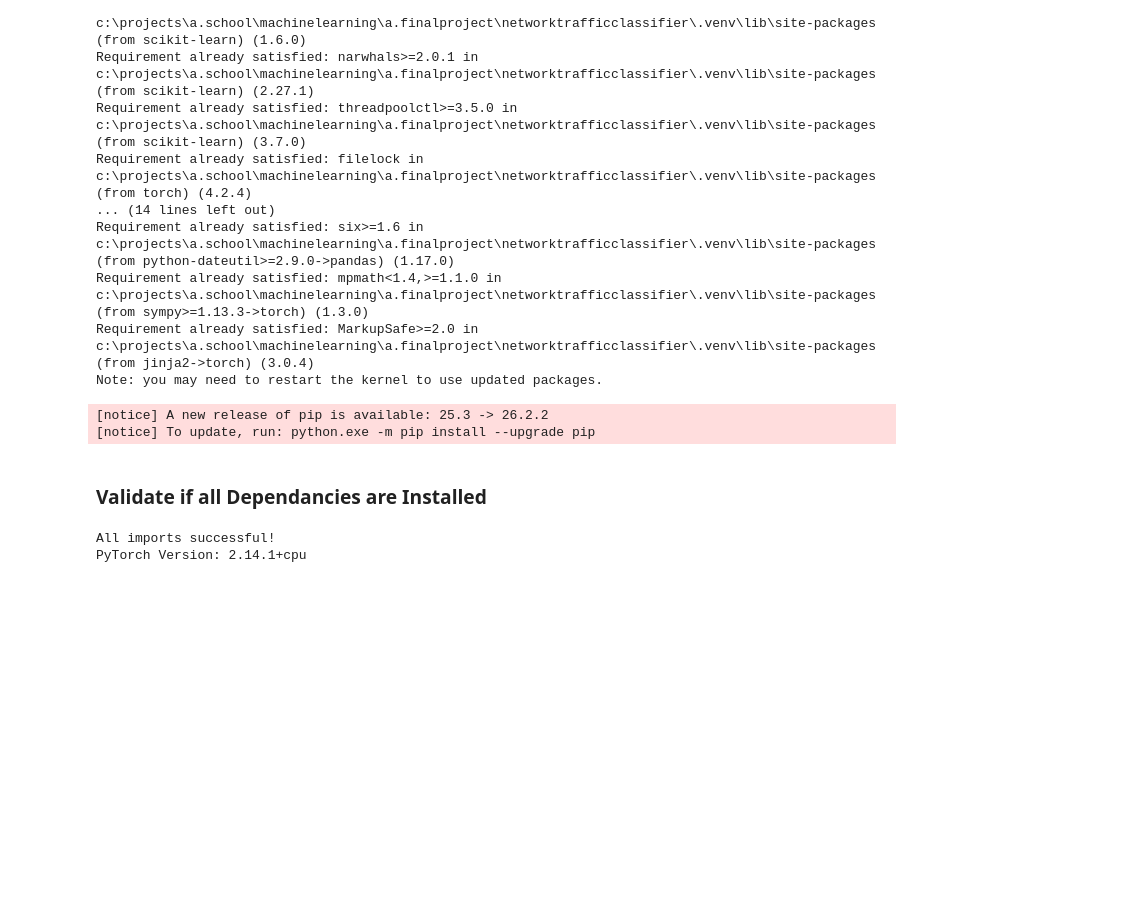
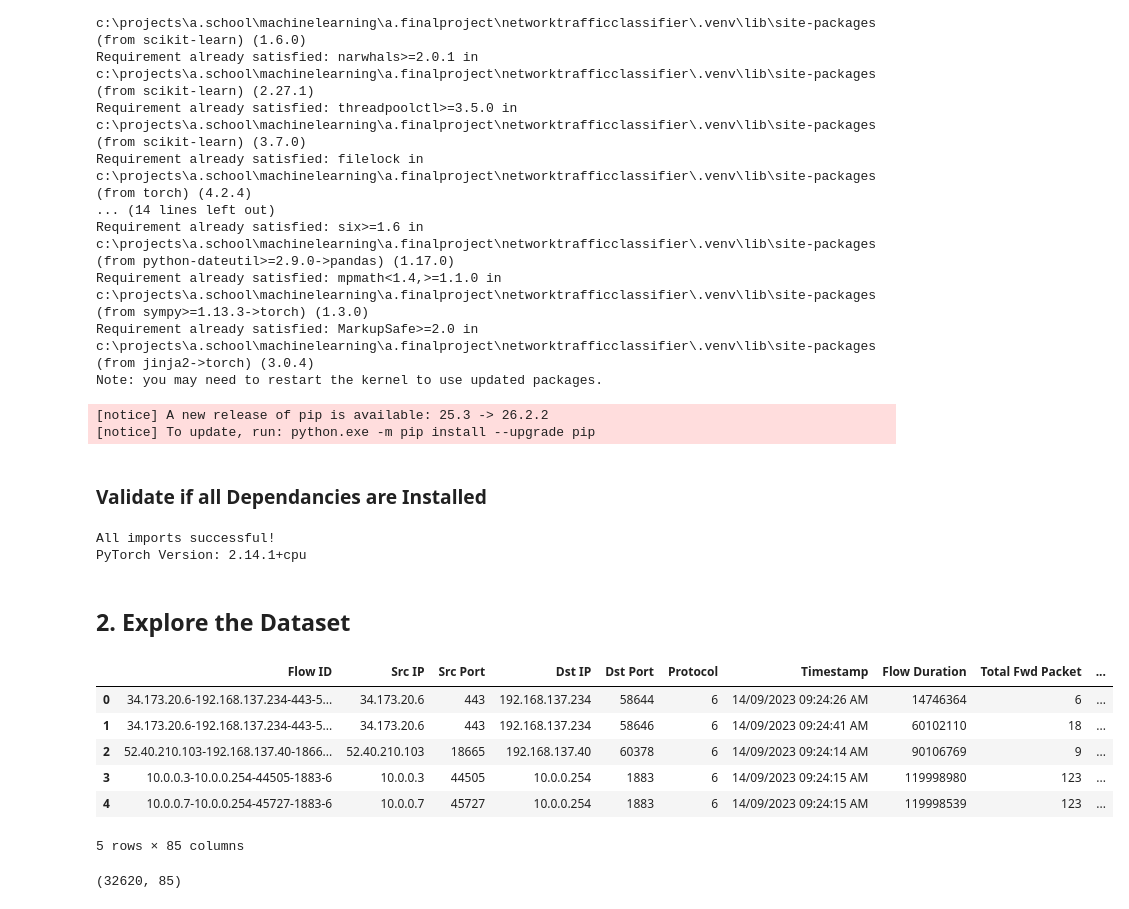
Before and after one commit to Highlighter56/NetworkTrafficClassifier, a Jupyter notebook: sklearn_logistic_regression.ipynb, the cells around one changed output. Cells and saved outputs as stored; diff of their text form; code cells hidden in the pictures; blank space fills up the shorter version.

Commit message:
Understanding the Data

```diff
--- a/sklearn_logistic_regression.ipynb
+++ b/sklearn_logistic_regression.ipynb
@@ -40,3 +40,22 @@ print("PyTorch Version:", torch.__version__)
 # %% [output]
 All imports successful!
 PyTorch Version: 2.14.1+cpu
+# %% [markdown]
+## 2. Explore the Dataset
+# %%
+import pandas as pd
+# df stands for DataFrame (a table full of the cvs data)
+df = pd.read_csv("Dataset/Benign Traffic.csv")
+df.head()
+# %% [output]
+|  | Flow ID | Src IP | Src Port | Dst IP | Dst Port | Protocol | Timestamp | Flow Duration | Total Fwd Packet | ... |
+| 0 | 34.173.20.6-192.168.137.234-443-5... | 34.173.20.6 | 443 | 192.168.137.234 | 58644 | 6 | 14/09/2023 09:24:26 AM | 14746364 | 6 | ... |
+| 1 | 34.173.20.6-192.168.137.234-443-5... | 34.173.20.6 | 443 | 192.168.137.234 | 58646 | 6 | 14/09/2023 09:24:41 AM | 60102110 | 18 | ... |
+| 2 | 52.40.210.103-192.168.137.40-1866... | 52.40.210.103 | 18665 | 192.168.137.40 | 60378 | 6 | 14/09/2023 09:24:14 AM | 90106769 | 9 | ... |
+| 3 | 10.0.0.3-10.0.0.254-44505-1883-6 | 10.0.0.3 | 44505 | 10.0.0.254 | 1883 | 6 | 14/09/2023 09:24:15 AM | 119998980 | 123 | ... |
+| 4 | 10.0.0.7-10.0.0.254-45727-1883-6 | 10.0.0.7 | 45727 | 10.0.0.254 | 1883 | 6 | 14/09/2023 09:24:15 AM | 119998539 | 123 | ... |
+5 rows × 85 columns
+# %%
+df.shape
+# %% [output]
+(32620, 85)
```
Also changed, not shown: parts of 26 cells of this notebook, 1 other file.
